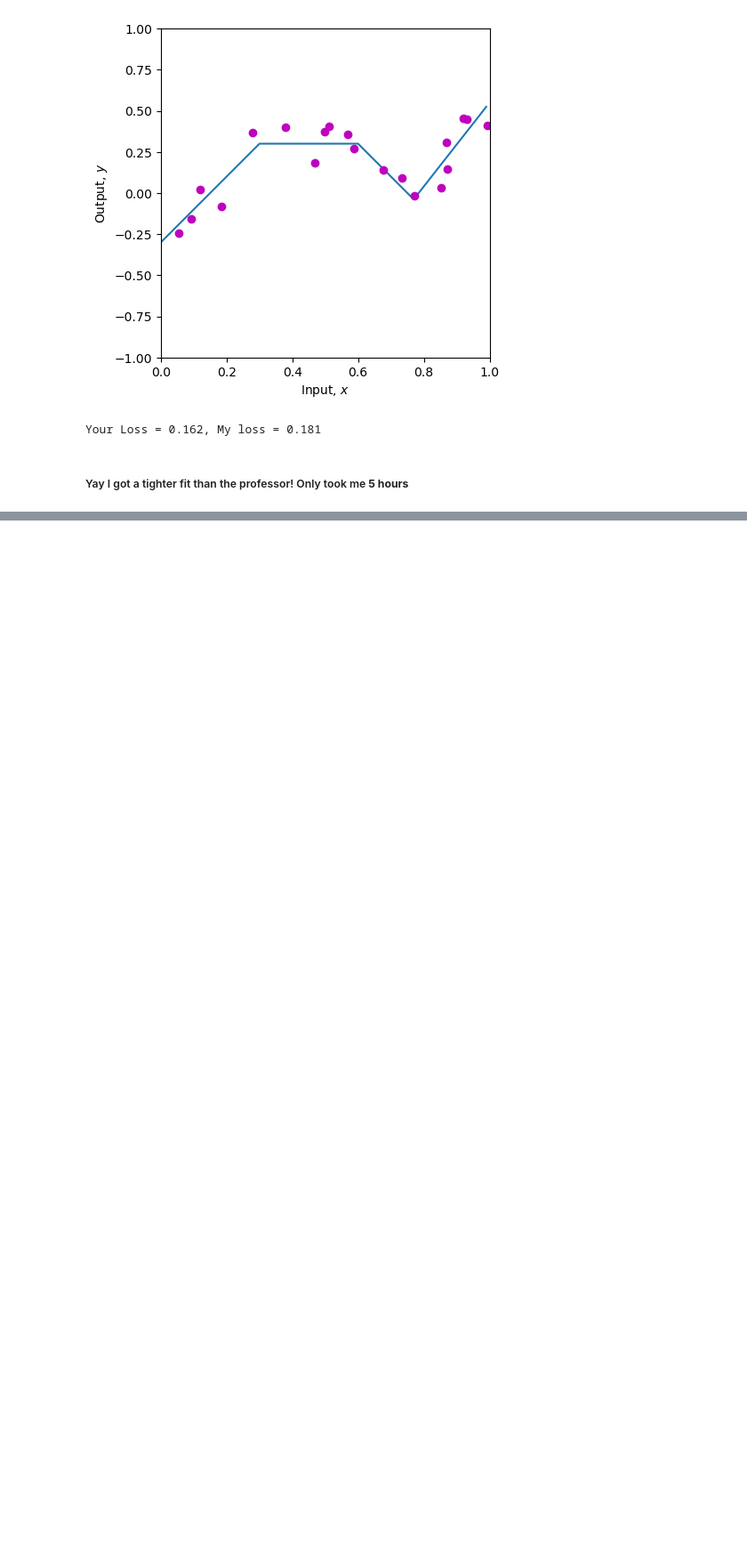
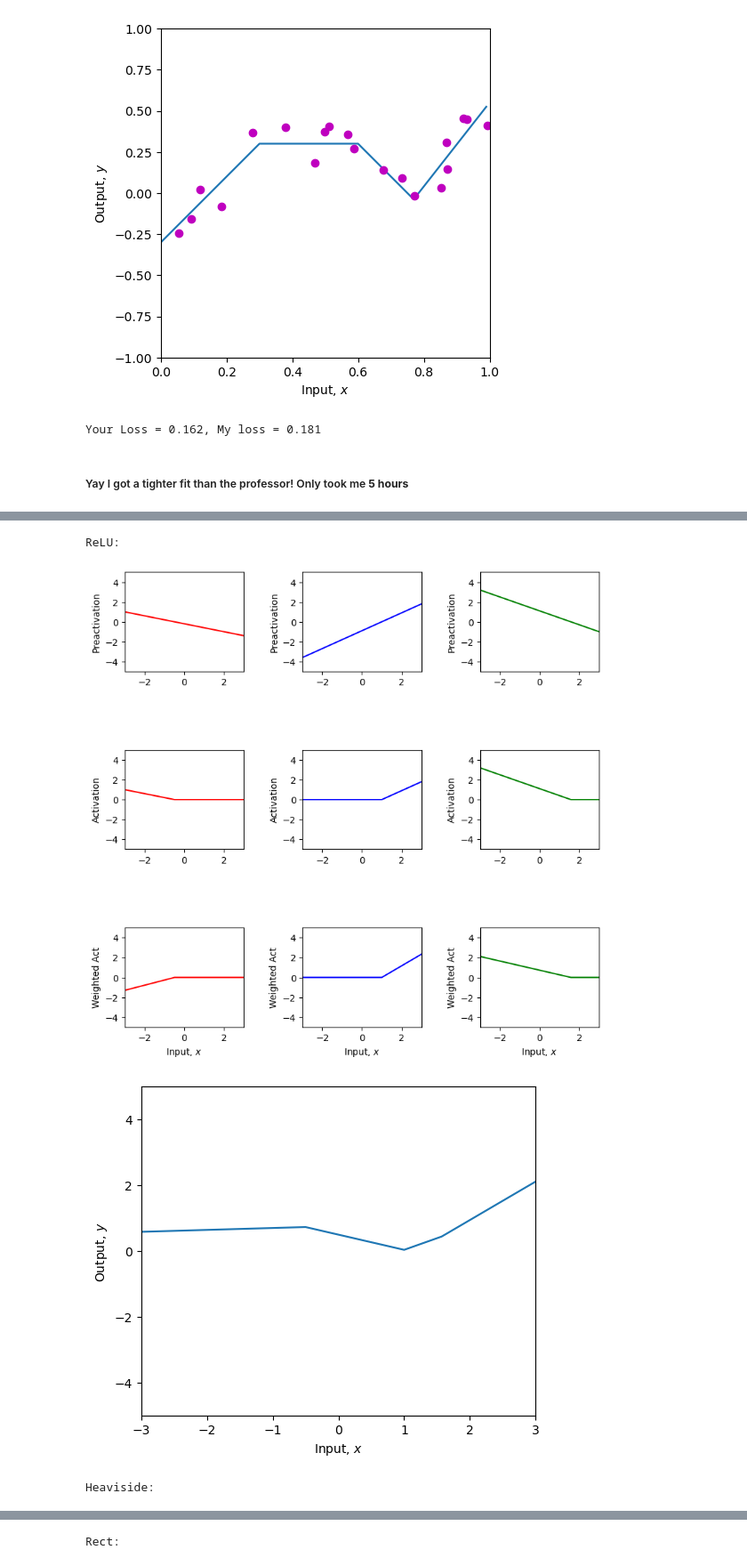
Before and after one commit to HazimMohamed/understanding-deep-learning-solutions, a Jupyter notebook: 3_1_Shallow_Networks_I.ipynb, the cells around one changed output, grey strips where cells are left out. Shown: that part at 89% size. Drawn from its saved outputs; the diff is of its cells as text; code cells hidden in the pictures; blank space fills up the shorter version.

```diff
--- a/3_1_Shallow_Networks_I.ipynb
+++ b/3_1_Shallow_Networks_I.ipynb
@@ -64,7 +64,7 @@ def shallow_1_1_3(x, activation_fn, phi_0,phi_1,phi_2,phi_3, theta_10, theta_11,
 # %%
 # Plot the shallow neural network.  We'll assume input in is range [0,1] and output [-1,1]
 # If the plot_all flag is set to true, then we'll plot all the intermediate stages as in Figure 3.3
-def plot_neural(x, y, pre_1, pre_2, pre_3, act_1, act_2, act_3, w_act_1, w_act_2, w_act_3, plot_all=False, x_data=None, y_data=None, print_params=False):
+def plot_neural(x, y, pre_1, pre_2, pre_3, act_1, act_2, act_3, w_act_1, w_act_2, w_act_3, plot_all=False, x_data=None, y_data=None, print_params=False, x_lim=(0,1), y_lim=(-1,1)):
 
   # Plot intermediate plots if flag set
   if plot_all:
@@ -83,7 +83,7 @@ def plot_neural(x, y, pre_1, pre_2, pre_3, act_1, act_2, act_3, w_act_1, w_act_2
 
     for plot_y in range(3):
       for plot_x in range(3):
-        ax[plot_y,plot_x].set_xlim([0,1]);ax[plot_x,plot_y].set_ylim([-1,1])
+        ax[plot_y,plot_x].set_xlim(x_lim);ax[plot_x,plot_y].set_ylim(y_lim)
         ax[plot_y,plot_x].set_aspect(0.5)
       ax[2,plot_y].set_xlabel('Input, $x$');
     plt.show()
@@ -91,7 +91,7 @@ def plot_neural(x, y, pre_1, pre_2, pre_3, act_1, act_2, act_3, w_act_1, w_act_2
   fig, ax = plt.subplots()
   ax.plot(x,y)
   ax.set_xlabel('Input, $x$'); ax.set_ylabel('Output, $y$')
-  ax.set_xlim([0,1]);ax.set_ylim([-1,1])
+  ax.set_xlim(x_lim);ax.set_ylim(y_lim)
   ax.set_aspect(0.5)
   if x_data is not None:
     ax.plot(x_data, y_data, 'mo')
@@ -360,0 +391,43 @@ and divide the slope ϕ1 by the same parameter α? What happens if α is negativ
+# %%
+# Now lets define some parameters and run the neural network
+theta_10 =  -0.2 ; theta_11 = -0.4
+theta_20 = -0.9  ; theta_21 = 0.9
+theta_30 = 1.1  ; theta_31 = -0.7
+phi_0 = -0.23; phi_1 = -1.3; phi_2 = 1.3; phi_3 = 0.66
+
+# Define a range of input values
+x = np.arange(-3,3,0.01)
+x_lim = (-3,3)
+y_lim = (-5,5)
+
+def heaviside(x):
+    return np.where(x < 0, 0, 1)
+
+def rect(x):
+    return np.where((x < 0) | (x > 1), 0, 1)
+
+print("ReLU:")
+# We run the neural network for each of these input values
+y, pre_1, pre_2, pre_3, act_1, act_2, act_3, w_act_1, w_act_2, w_act_3 = \
+    shallow_1_1_3(x, ReLU, phi_0,phi_1,phi_2,phi_3, theta_10, theta_11, theta_20, theta_21, theta_30, theta_31)
+# And then plot it
+plot_neural(x, y, pre_1, pre_2, pre_3, act_1, act_2, act_3, w_act_1, w_act_2, w_act_3, plot_all=True, x_lim=x_lim, y_lim=y_lim)
+
+print("Heaviside:")
+# We run the neural network for each of these input values
+y, pre_1, pre_2, pre_3, act_1, act_2, act_3, w_act_1, w_act_2, w_act_3 = \
+    shallow_1_1_3(x, heaviside, phi_0,phi_1,phi_2,phi_3, theta_10, theta_11, theta_20, theta_21, theta_30, theta_31)
+# And then plot it
+plot_neural(x, y, pre_1, pre_2, pre_3, act_1, act_2, act_3, w_act_1, w_act_2, w_act_3, plot_all=True, x_lim=x_lim, y_lim=y_lim)
+
+print("Rect:")
+# We run the neural network for each of these input values
+y, pre_1, pre_2, pre_3, act_1, act_2, act_3, w_act_1, w_act_2, w_act_3 = \
+    shallow_1_1_3(x, rect, phi_0,phi_1,phi_2,phi_3, theta_10, theta_11, theta_20, theta_21, theta_30, theta_31)
+# And then plot it
+plot_neural(x, y, pre_1, pre_2, pre_3, act_1, act_2, act_3, w_act_1, w_act_2, w_act_3, plot_all=True, x_lim=x_lim, y_lim=y_lim)
+# %% [output]
+ReLU:
+[figure, added]
+[figure, added]
+Heaviside:
@@ -360,0 +436 @@ and divide the slope ϕ1 by the same parameter α? What happens if α is negativ
+Rect:
```
Also changed, not shown: parts of 6 cells of this notebook, 1 other file.
